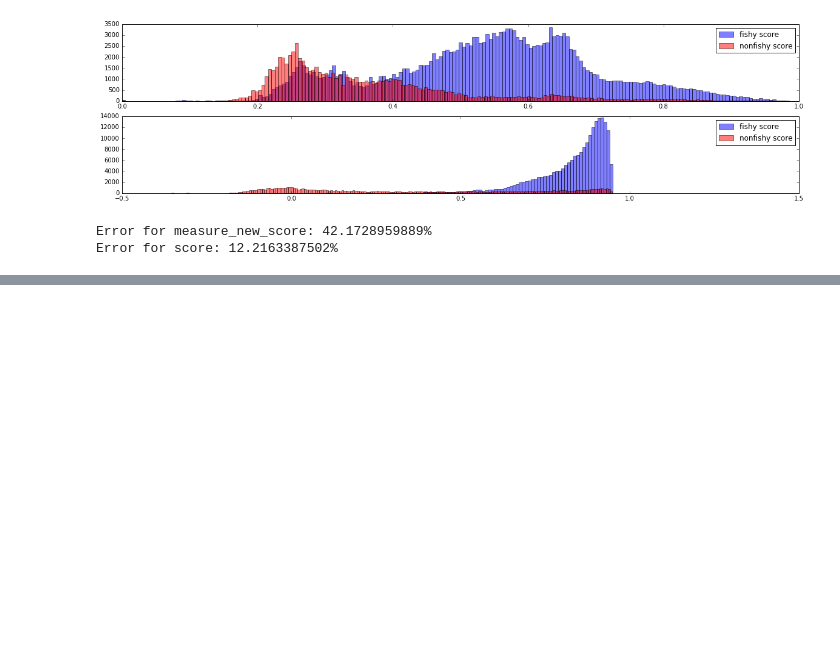
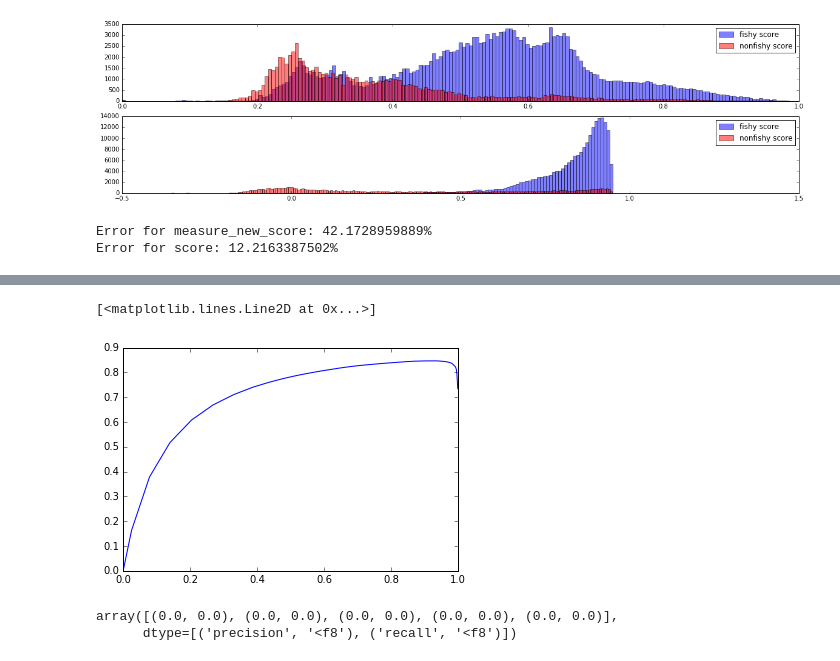
Before and after one commit to marketler/GFW_vessel_scoring, a Jupyter notebook: Score_development.ipynb, the cells around one changed output, grey strips where cells are left out. Saved outputs shown, nothing was run; the diff lists cells and outputs as text; code cells hidden in the pictures; blank space fills up the shorter version.

Commit message:
Precision vs recall

```diff
--- a/Score_development.ipynb
+++ b/Score_development.ipynb
@@ -77,13 +79,13 @@ xnonfishy = nonfishy(x)
 histfig = figure(figsize=(20,5))
 
 subplot = histfig.add_subplot(211)
-new_score_fishy = subplot.hist(xfishy["measure_new_score_3600"][xfishy['distance_to_shore'] > 3], bins=200, normed=False, color='b', alpha=0.5, label="fishy score")
-new_score_nonfishy = subplot.hist(xnonfishy["measure_new_score_3600"][xnonfishy['distance_to_shore'] > 3], bins=200, normed=False, color='r', alpha=0.5, label="nonfishy score")
+new_score_fishy = center_hist_bins(subplot.hist(xfishy["measure_new_score_3600"][xfishy['distance_to_shore'] > 3], bins=200, normed=False, color='b', alpha=0.5, label="fishy score"))
+new_score_nonfishy = center_hist_bins(subplot.hist(xnonfishy["measure_new_score_3600"][xnonfishy['distance_to_shore'] > 3], bins=200, normed=False, color='r', alpha=0.5, label="nonfishy score"))
 legend()
 
 subplot = histfig.add_subplot(212)
-score_fishy = subplot.hist(xfishy["score"][xfishy['distance_to_shore'] > 3], bins=200, normed=False, color='b', alpha=0.5, label="fishy score")
-score_nonfishy = subplot.hist(xnonfishy["score"][xnonfishy['distance_to_shore'] > 3], bins=200, normed=False, color='r', alpha=0.5, label="nonfishy score")
+score_fishy = center_hist_bins(subplot.hist(xfishy["score"][xfishy['distance_to_shore'] > 3], bins=200, normed=False, color='b', alpha=0.5, label="fishy score"))
+score_nonfishy = center_hist_bins(subplot.hist(xnonfishy["score"][xnonfishy['distance_to_shore'] > 3], bins=200, normed=False, color='r', alpha=0.5, label="nonfishy score"))
 legend()
 
 
@@ -122,0 +126,20 @@ for col in colnames:
+# %%
+precall = np.zeros((len(score_fishy[0]),), dtype=[('precision', 'f8'), ('recall', 'f8')])
+
+for cutoff in xrange(0, len(score_fishy[0])):
+    positives = sum(score_fishy[0][cutoff:] + score_nonfishy[0][cutoff:])
+    true_positives = sum(score_fishy[0][cutoff:])
+    true = sum(score_fishy[0])
+
+    precall['precision'][cutoff] = true_positives / positives
+    precall['recall'][cutoff] = true_positives / true
+
+plot(precall['recall'], precall['precision'])
+# %% [output]
+[<matplotlib.lines.Line2D at 0x...>]
+[figure, added]
+# %%
+np.zeros((5,), dtype=[('precision', 'f8'), ('recall', 'f8')])
+# %% [output]
+array([(0.0, 0.0), (0.0, 0.0), (0.0, 0.0), (0.0, 0.0), (0.0, 0.0)],
+      dtype=[('precision', '<f8'), ('recall', '<f8')])
```
Also changed, not shown: parts of 2 cells of this notebook.
